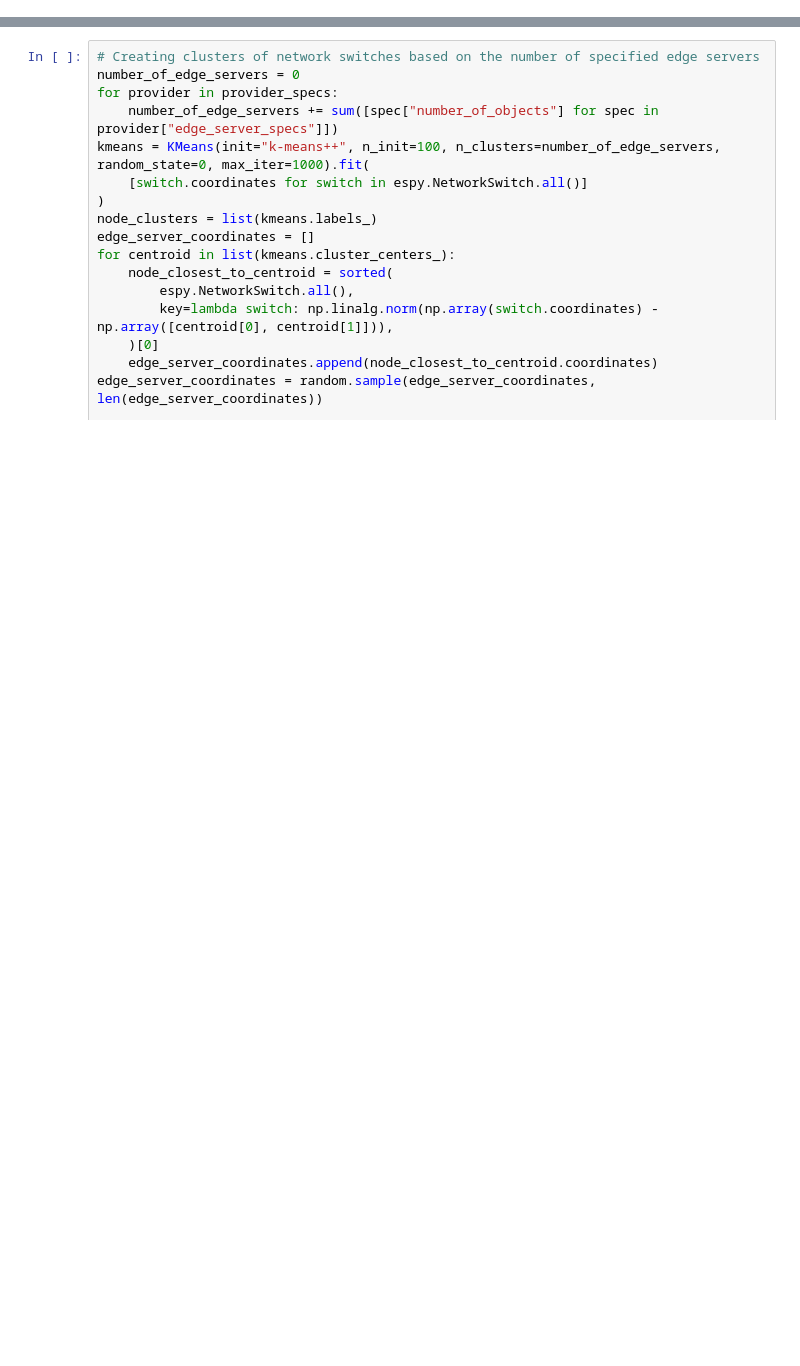
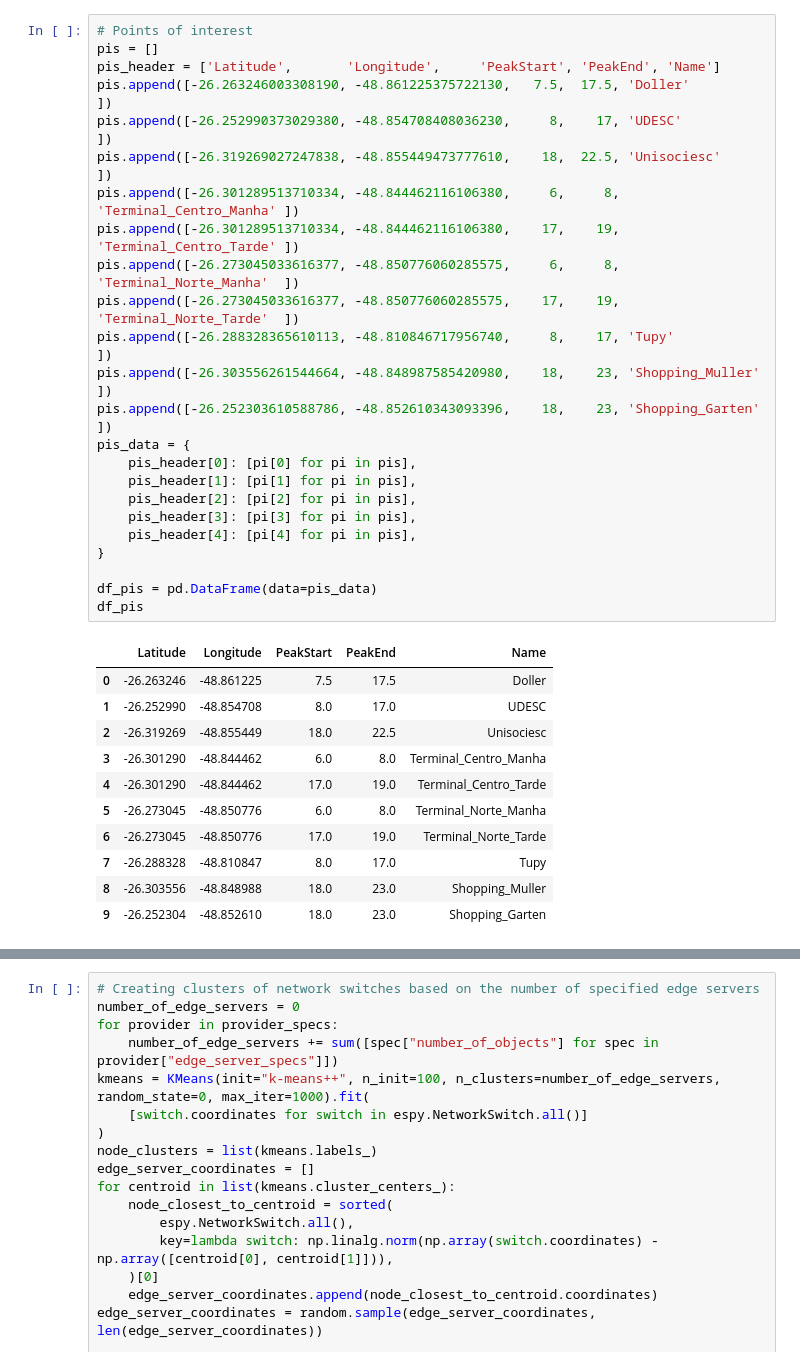
Before and after one commit to paulora2405/espy-user-mobility, a Jupyter notebook: notebooks/geo-parsing.ipynb, the cells around one changed output, grey strips where cells are left out. Drawn from its saved outputs; the diff is of its cells as text; blank space fills up the shorter version.

Commit message:
Added points of interest

```diff
--- a/notebooks/geo-parsing.ipynb
+++ b/notebooks/geo-parsing.ipynb
@@ -107,3 +63,39 @@ df
+# %%
+# Points of interest
+pis = []
+pis_header = ['Latitude',       'Longitude',     'PeakStart', 'PeakEnd', 'Name']
+pis.append([-26.263246003308190, -48.861225375722130,   7.5,  17.5, 'Doller'                ])
+pis.append([-26.252990373029380, -48.854708408036230,     8,    17, 'UDESC'                 ])
+pis.append([-26.319269027247838, -48.855449473777610,    18,  22.5, 'Unisociesc'            ])
+pis.append([-26.301289513710334, -48.844462116106380,     6,     8, 'Terminal_Centro_Manha' ])
+pis.append([-26.301289513710334, -48.844462116106380,    17,    19, 'Terminal_Centro_Tarde' ])
+pis.append([-26.273045033616377, -48.850776060285575,     6,     8, 'Terminal_Norte_Manha'  ])
+pis.append([-26.273045033616377, -48.850776060285575,    17,    19, 'Terminal_Norte_Tarde'  ])
+pis.append([-26.288328365610113, -48.810846717956740,     8,    17, 'Tupy'                  ])
+pis.append([-26.303556261544664, -48.848987585420980,    18,    23, 'Shopping_Muller'       ])
+pis.append([-26.252303610588786, -48.852610343093396,    18,    23, 'Shopping_Garten'       ])
+pis_data = {
+    pis_header[0]: [pi[0] for pi in pis],
+    pis_header[1]: [pi[1] for pi in pis],
+    pis_header[2]: [pi[2] for pi in pis],
+    pis_header[3]: [pi[3] for pi in pis],
+    pis_header[4]: [pi[4] for pi in pis],
+}
+
+df_pis = pd.DataFrame(data=pis_data)
+df_pis
+# %% [output]
+|  | Latitude | Longitude | PeakStart | PeakEnd | Name |
+| 0 | -26.263246 | -48.861225 | 7.5 | 17.5 | Doller |
+| 1 | -26.252990 | -48.854708 | 8.0 | 17.0 | UDESC |
+| 2 | -26.319269 | -48.855449 | 18.0 | 22.5 | Unisociesc |
+| 3 | -26.301290 | -48.844462 | 6.0 | 8.0 | Terminal_Centro_Manha |
+| 4 | -26.301290 | -48.844462 | 17.0 | 19.0 | Terminal_Centro_Tarde |
+| 5 | -26.273045 | -48.850776 | 6.0 | 8.0 | Terminal_Norte_Manha |
+| 6 | -26.273045 | -48.850776 | 17.0 | 19.0 | Terminal_Norte_Tarde |
+| 7 | -26.288328 | -48.810847 | 8.0 | 17.0 | Tupy |
+| 8 | -26.303556 | -48.848988 | 18.0 | 23.0 | Shopping_Muller |
+| 9 | -26.252304 | -48.852610 | 18.0 | 23.0 | Shopping_Garten |
 # %%
 df_norm = df.copy()
 lower, upper = 0, 100
```
Also changed, not shown: parts of 39 cells of this notebook, 3 other files.
